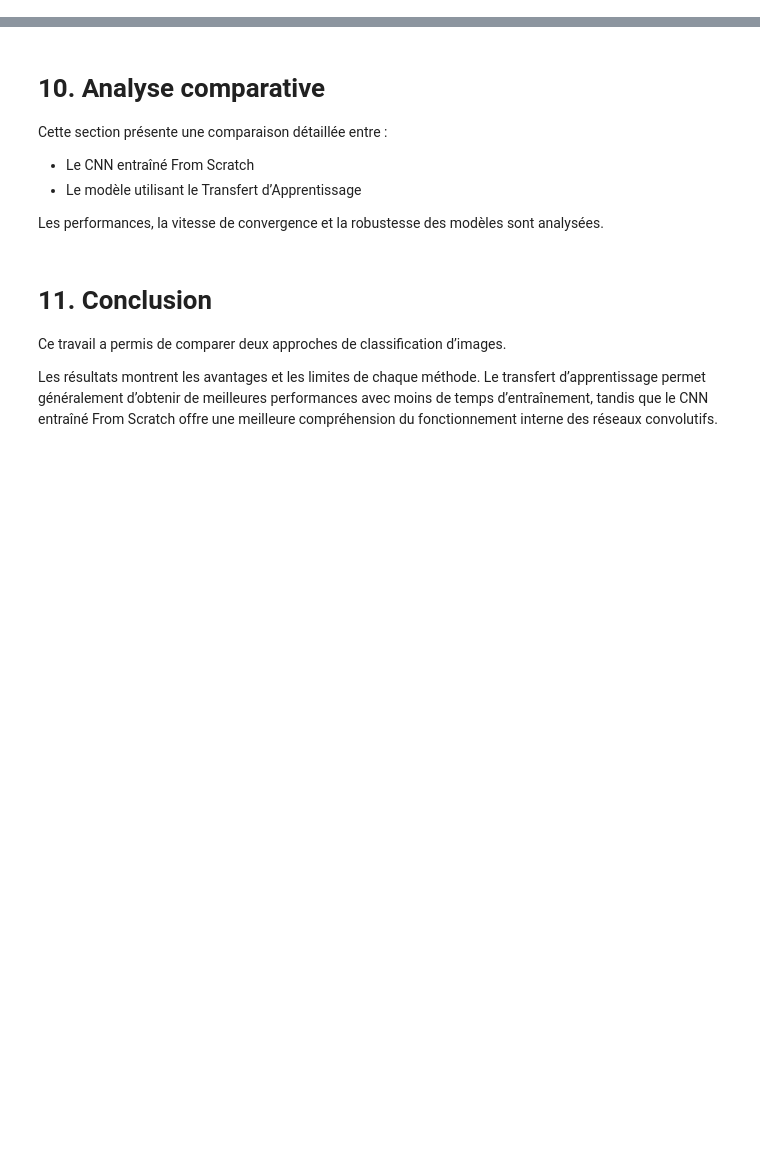
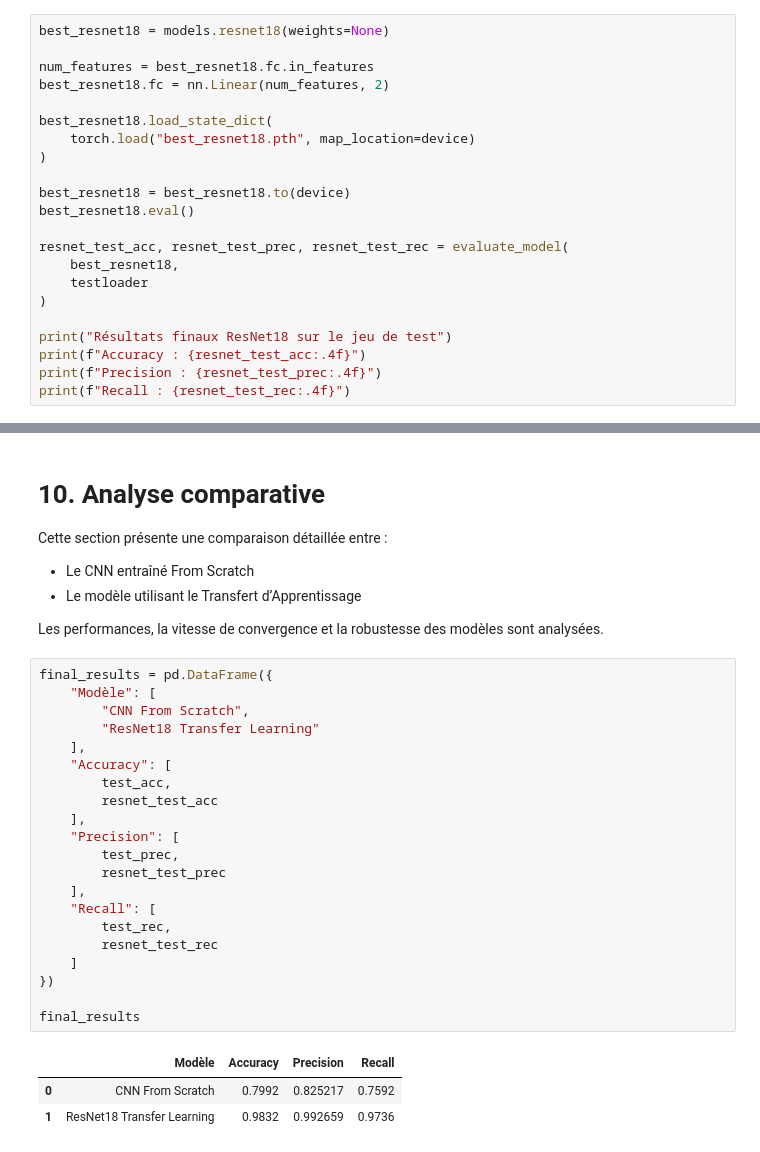
Before and after one commit to DonBos27/cnn-catsdogs-DonBosenga, a Jupyter notebook: notebook.ipynb, the cells around one changed output, grey strips where cells are left out. Saved outputs shown, nothing was run; the diff lists cells and outputs as text; blank space fills up the shorter version.

Commit message:
Finaliser le travail sur la notebook

```diff
--- a/notebook.ipynb
+++ b/notebook.ipynb
@@ -769,3 +896,25 @@ Les modèles sont évalués sur l’ensemble de test à l’aide des métriques
 - Accuracy
 - Precision
 - Recall
+# %%
+best_resnet18 = models.resnet18(weights=None)
+
+num_features = best_resnet18.fc.in_features
+best_resnet18.fc = nn.Linear(num_features, 2)
+
+best_resnet18.load_state_dict(
+    torch.load("best_resnet18.pth", map_location=device)
+)
+
+best_resnet18 = best_resnet18.to(device)
+best_resnet18.eval()
+
+resnet_test_acc, resnet_test_prec, resnet_test_rec = evaluate_model(
+    best_resnet18,
+    testloader
+)
+
+print("Résultats finaux ResNet18 sur le jeu de test")
+print(f"Accuracy : {resnet_test_acc:.4f}")
+print(f"Precision : {resnet_test_prec:.4f}")
+print(f"Recall : {resnet_test_rec:.4f}")
@@ -782,9 +990,28 @@ Cette section présente une comparaison détaillée entre :
 - Le modèle utilisant le Transfert d’Apprentissage
 
 Les performances, la vitesse de convergence et la robustesse des modèles sont analysées.
-# %% [markdown]
-# 11. Conclusion
-
-Ce travail a permis de comparer deux approches de classification d’images.
-
-Les résultats montrent les avantages et les limites de chaque méthode. Le transfert d’apprentissage permet généralement d’obtenir de meilleures performances avec moins de temps d’entraînement, tandis que le CNN entraîné From Scratch offre une meilleure compréhension du fonctionnement interne des réseaux convolutifs.
+# %%
+final_results = pd.DataFrame({
+    "Modèle": [
+        "CNN From Scratch",
+        "ResNet18 Transfer Learning"
+    ],
+    "Accuracy": [
+        test_acc,
+        resnet_test_acc
+    ],
+    "Precision": [
+        test_prec,
+        resnet_test_prec
+    ],
+    "Recall": [
+        test_rec,
+        resnet_test_rec
+    ]
+})
+
+final_results
+# %% [output]
+|  | Modèle | Accuracy | Precision | Recall |
+| 0 | CNN From Scratch | 0.7992 | 0.825217 | 0.7592 |
+| 1 | ResNet18 Transfer Learning | 0.9832 | 0.992659 | 0.9736 |
```
Also changed, not shown: parts of 30 cells of this notebook.
